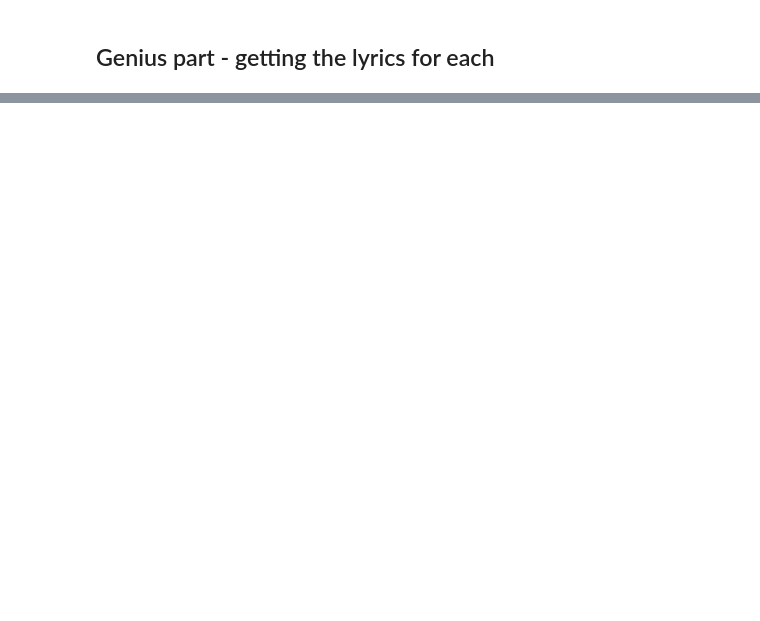
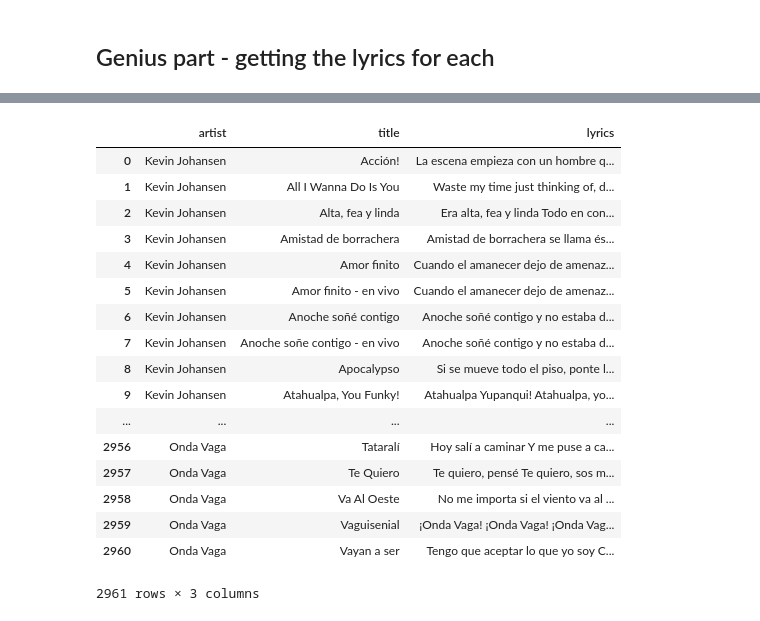
Before and after one commit to alexing/datadata, a Jupyter notebook: related_artists_dataset_builder.ipynb, the cells around one changed output, grey strips where cells are left out. Drawn from its saved outputs; the diff is of its cells as text; code cells hidden in the pictures; blank space fills up the shorter version.

```diff
--- a/related_artists_dataset_builder.ipynb
+++ b/related_artists_dataset_builder.ipynb
@@ -74,0 +196,4 @@ NameError: name 'BASE_URL' is not defined
+# %%
+df = df[['artist', 'title', 'lyrics']]
+df['lyrics'] = df['lyrics'].str.replace('\n', ' ')
+df.sample(10)
@@ -74,0 +214,21 @@ NameError: name 'BASE_URL' is not defined
+# %%
+df
+# %% [output]
+|  | artist | title | lyrics |
+| 0 | Kevin Johansen | Acción! | La escena empieza con un hombre q... |
+| 1 | Kevin Johansen | All I Wanna Do Is You | Waste my time just thinking of, d... |
+| 2 | Kevin Johansen | Alta, fea y linda | Era alta, fea y linda Todo en con... |
+| 3 | Kevin Johansen | Amistad de borrachera | Amistad de borrachera se llama és... |
+| 4 | Kevin Johansen | Amor finito | Cuando el amanecer dejo de amenaz... |
+| 5 | Kevin Johansen | Amor finito - en vivo | Cuando el amanecer dejo de amenaz... |
+| 6 | Kevin Johansen | Anoche soñé contigo | Anoche soñé contigo y no estaba d... |
+| 7 | Kevin Johansen | Anoche soñe contigo - en vivo | Anoche soñé contigo y no estaba d... |
+| 8 | Kevin Johansen | Apocalypso | Si se mueve todo el piso, ponte l... |
+| 9 | Kevin Johansen | Atahualpa, You Funky! | Atahualpa Yupanqui! Atahualpa, yo... |
+| ... | ... | ... | ... |
+| 2956 | Onda Vaga | Tataralí | Hoy salí a caminar Y me puse a ca... |
+| 2957 | Onda Vaga | Te Quiero | Te quiero, pensé Te quiero, sos m... |
+| 2958 | Onda Vaga | Va Al Oeste | No me importa si el viento va al ... |
+| 2959 | Onda Vaga | Vaguisenial | ¡Onda Vaga! ¡Onda Vaga! ¡Onda Vag... |
+| 2960 | Onda Vaga | Vayan a ser | Tengo que aceptar lo que yo soy C... |
+2961 rows × 3 columns
```
Also changed, not shown: parts of 12 cells of this notebook, 2 other files.
